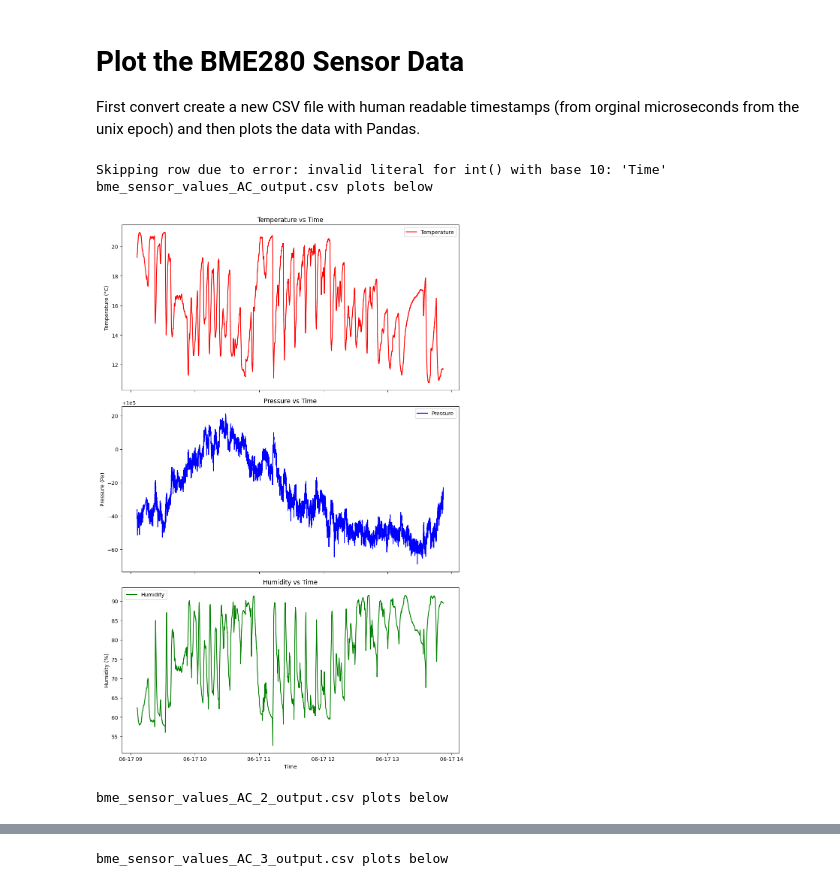
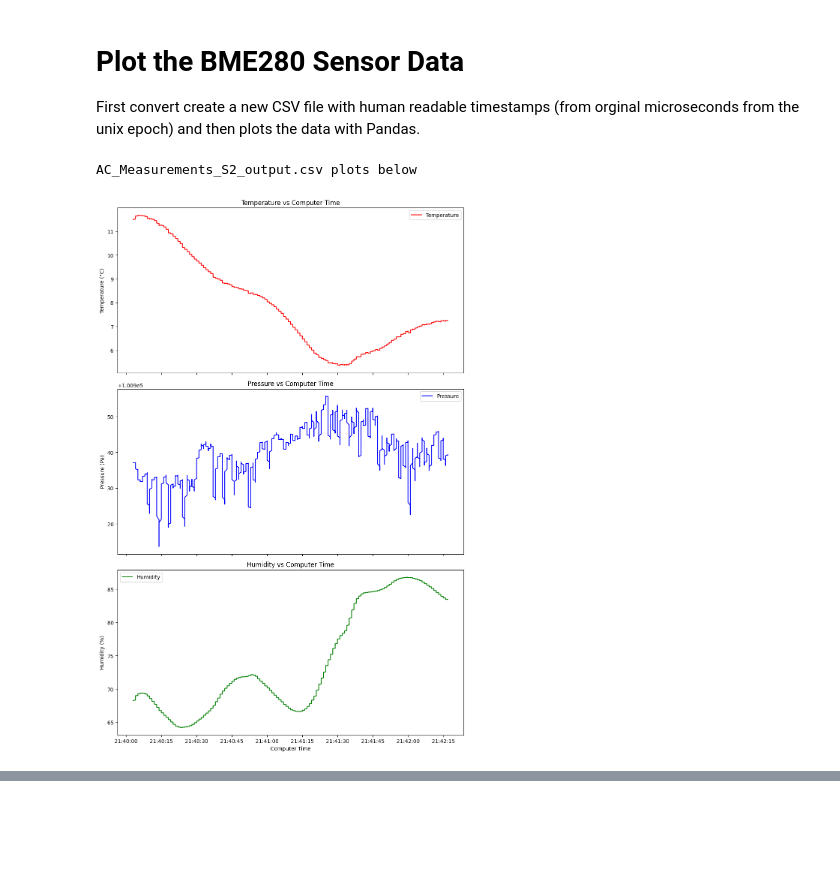
Before and after one commit to piegoneer/EnviromentalSensor, a Jupyter notebook: Server/SensorDataAnalysis.ipynb, the cells around one changed output, grey strips where cells are left out. Cells and saved outputs as stored; diff of their text form; code cells hidden in the pictures; blank space fills up the shorter version.

Commit message:
adding plotting of data based on sensor time or computer time

```diff
--- a/Server/SensorDataAnalysis.ipynb
+++ b/Server/SensorDataAnalysis.ipynb
@@ -4,27 +4,25 @@ First convert create a new CSV file with human readable timestamps (from orginal
 # %%
 # Example usage
 import sensorDataUtils as sdu
 import os
 
 
-inputCsvFiles = ['bme_sensor_values_AC.csv','bme_sensor_values_AC_2.csv','bme_sensor_values_AC_3.csv']
+inputCsvFiles = ['AC_Measurements_S2.csv']
 outputCsvFiles = []
 
 
 for file in inputCsvFiles:
     if file.endswith('.csv'):
         base_name = os.path.splitext(file)[0] # Get the base name without extension
         newFile = f"{base_name}_output.csv" # Create the new filename
         outputCsvFiles.append(newFile)
 
 for inputFile, outputFile in zip(inputCsvFiles, outputCsvFiles):
     sdu.process_csv(inputFile, outputFile)
 
 for outputFile in outputCsvFiles:
     print(f"{outputFile} plots below")
-    sdu.plotResults(outputFile)
+    sdu.plotResults(outputFile, "Computer Time") #Choose between "Computer Time" or "Sensor Time"
 # %% [output]
-Skipping row due to error: invalid literal for int() with base 10: 'Time'
-bme_sensor_values_AC_output.csv plots below
+AC_Measurements_S2_output.csv plots below
-[figure, old version]
+[figure, new version]
-bme_sensor_values_AC_2_output.csv plots below
@@ -32 +28,0 @@ bme_sensor_values_AC_2_output.csv plots below
-bme_sensor_values_AC_3_output.csv plots below
```
Also changed, not shown: parts of 1 cell of this notebook, 2 other files.
